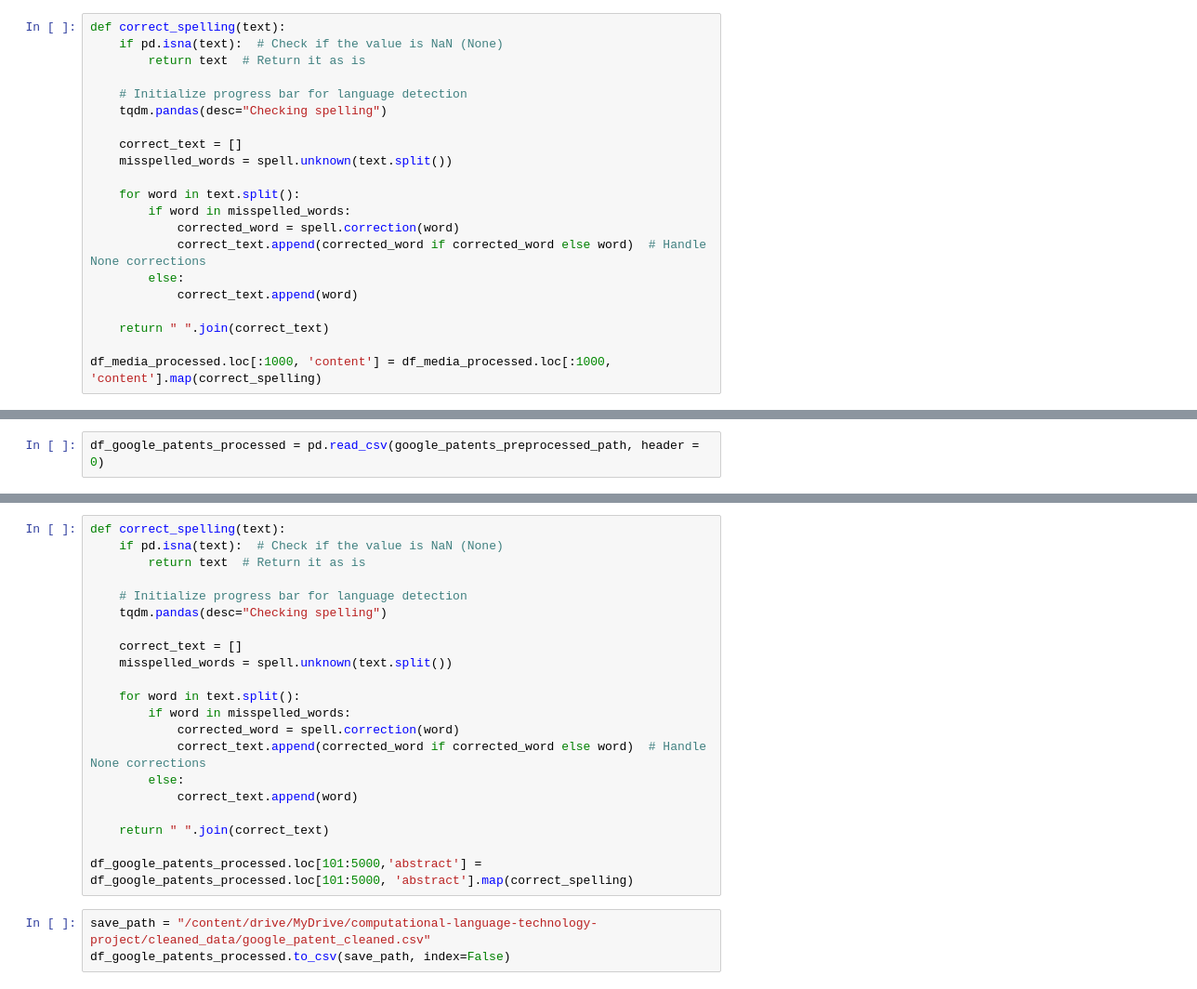
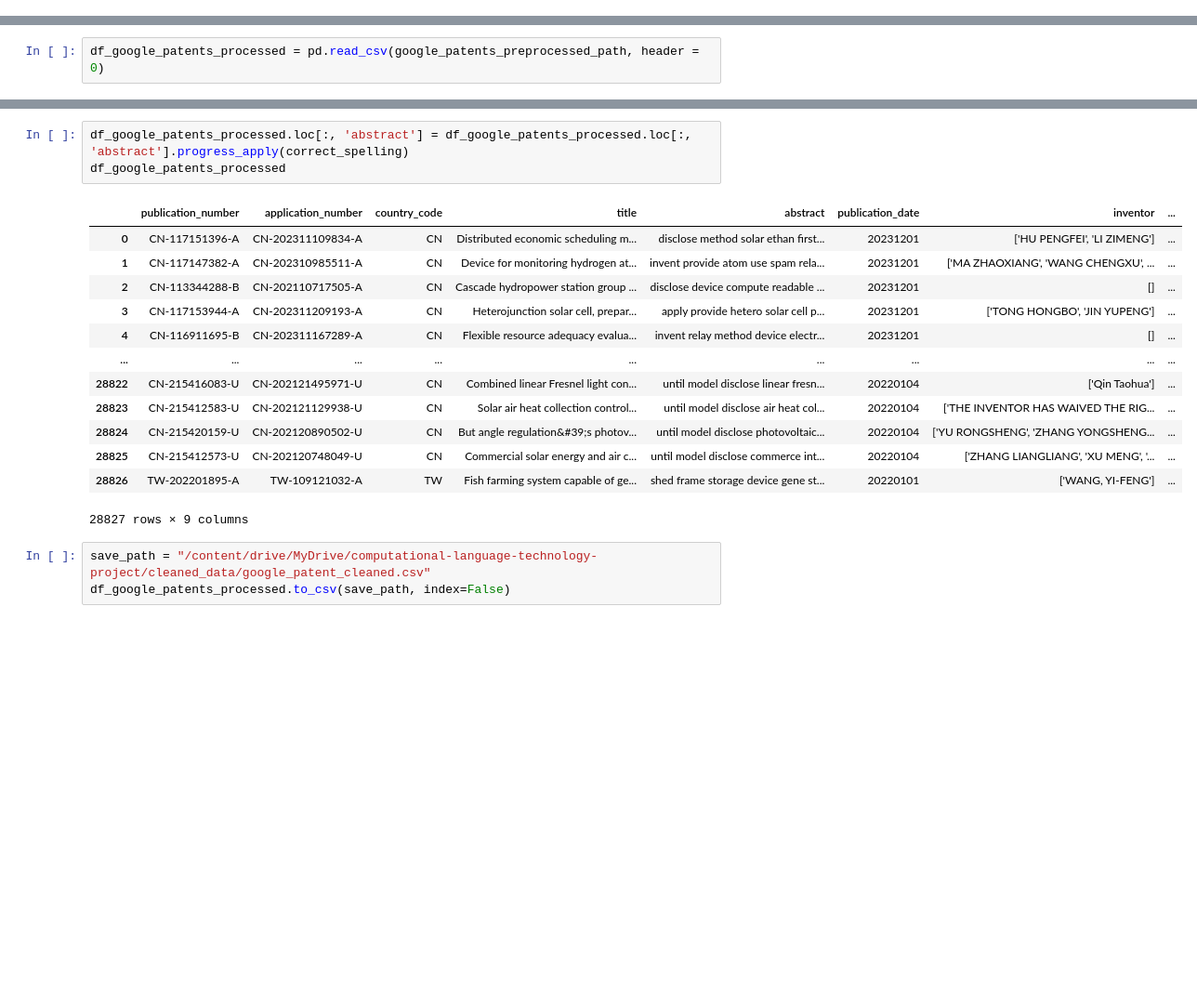
Before and after one commit to cmimholz/computational-language-technology-project, a Jupyter notebook: notebooks/stage1.ipynb, the cells around one changed output, grey strips where cells are left out. Shown: that part at 93% size. Drawn from its saved outputs; the diff is of its cells as text; blank space fills up the shorter version.

```diff
--- a/notebooks/stage1.ipynb
+++ b/notebooks/stage1.ipynb
@@ -578,24 +613,3 @@ df_media_processed
 20111 rows × 6 columns
 # %% [markdown]
 Correct all spelling errors from the preprocessing
-# %%
-def correct_spelling(text):
-    if pd.isna(text):  # Check if the value is NaN (None)
-        return text  # Return it as is
-
-    # Initialize progress bar for language detection
-    tqdm.pandas(desc="Checking spelling")
-
-    correct_text = []
-    misspelled_words = spell.unknown(text.split())
-
-    for word in text.split():
-        if word in misspelled_words:
-            corrected_word = spell.correction(word)
-            correct_text.append(corrected_word if corrected_word else word)  # Handle None corrections
-        else:
-            correct_text.append(word)
-
-    return " ".join(correct_text)
-
-df_media_processed.loc[:1000, 'content'] = df_media_processed.loc[:1000, 'content'].map(correct_spelling)
@@ -660,27 +676,23 @@ df_google_patents_processed
 | 28825 | CN-215412573-U | CN-202120748049-U | CN | Commercial solar energy and air c... | util model disclos commerci integ... | 20220104 | ['ZHANG LIANGLIANG', 'XU MENG', '... | ... |
 | 28826 | TW-202201895-A | TW-109121032-A | TW | Fish farming system capable of ge... | shed frame storag devic gener sto... | 20220101 | ['WANG, YI-FENG'] | ... |
 28827 rows × 9 columns
-# %%
-def correct_spelling(text):
-    if pd.isna(text):  # Check if the value is NaN (None)
-        return text  # Return it as is
-
-    # Initialize progress bar for language detection
-    tqdm.pandas(desc="Checking spelling")
-
-    correct_text = []
-    misspelled_words = spell.unknown(text.split())
-
-    for word in text.split():
-        if word in misspelled_words:
-            corrected_word = spell.correction(word)
-            correct_text.append(corrected_word if corrected_word else word)  # Handle None corrections
-        else:
-            correct_text.append(word)
-
-    return " ".join(correct_text)
-
-df_google_patents_processed.loc[101:5000,'abstract'] = df_google_patents_processed.loc[101:5000, 'abstract'].map(correct_spelling)
+# %%
+df_google_patents_processed.loc[:, 'abstract'] = df_google_patents_processed.loc[:, 'abstract'].progress_apply(correct_spelling)
+df_google_patents_processed
+# %% [output]
+|  | publication_number | application_number | country_code | title | abstract | publication_date | inventor | ... |
+| 0 | CN-117151396-A | CN-202311109834-A | CN | Distributed economic scheduling m... | disclose method solar ethan first... | 20231201 | ['HU PENGFEI', 'LI ZIMENG'] | ... |
+| 1 | CN-117147382-A | CN-202310985511-A | CN | Device for monitoring hydrogen at... | invent provide atom use spam rela... | 20231201 | ['MA ZHAOXIANG', 'WANG CHENGXU', ... | ... |
+| 2 | CN-113344288-B | CN-202110717505-A | CN | Cascade hydropower station group ... | disclose device compute readable ... | 20231201 | [] | ... |
+| 3 | CN-117153944-A | CN-202311209193-A | CN | Heterojunction solar cell, prepar... | apply provide hetero solar cell p... | 20231201 | ['TONG HONGBO', 'JIN YUPENG'] | ... |
+| 4 | CN-116911695-B | CN-202311167289-A | CN | Flexible resource adequacy evalua... | invent relay method device electr... | 20231201 | [] | ... |
+| ... | ... | ... | ... | ... | ... | ... | ... | ... |
+| 28822 | CN-215416083-U | CN-202121495971-U | CN | Combined linear Fresnel light con... | until model disclose linear fresn... | 20220104 | ['Qin Taohua'] | ... |
+| 28823 | CN-215412583-U | CN-202121129938-U | CN | Solar air heat collection control... | until model disclose air heat col... | 20220104 | ['THE INVENTOR HAS WAIVED THE RIG... | ... |
+| 28824 | CN-215420159-U | CN-202120890502-U | CN | But angle regulation&#39;s photov... | until model disclose photovoltaic... | 20220104 | ['YU RONGSHENG', 'ZHANG YONGSHENG... | ... |
+| 28825 | CN-215412573-U | CN-202120748049-U | CN | Commercial solar energy and air c... | until model disclose commerce int... | 20220104 | ['ZHANG LIANGLIANG', 'XU MENG', '... | ... |
+| 28826 | TW-202201895-A | TW-109121032-A | TW | Fish farming system capable of ge... | shed frame storage device gene st... | 20220101 | ['WANG, YI-FENG'] | ... |
+28827 rows × 9 columns
 # %%
 save_path = "/content/drive/MyDrive/computational-language-technology-project/cleaned_data/google_patent_cleaned.csv"
 df_google_patents_processed.to_csv(save_path, index=False)
```
Also changed, not shown: parts of 8 cells of this notebook, 2 other files.
